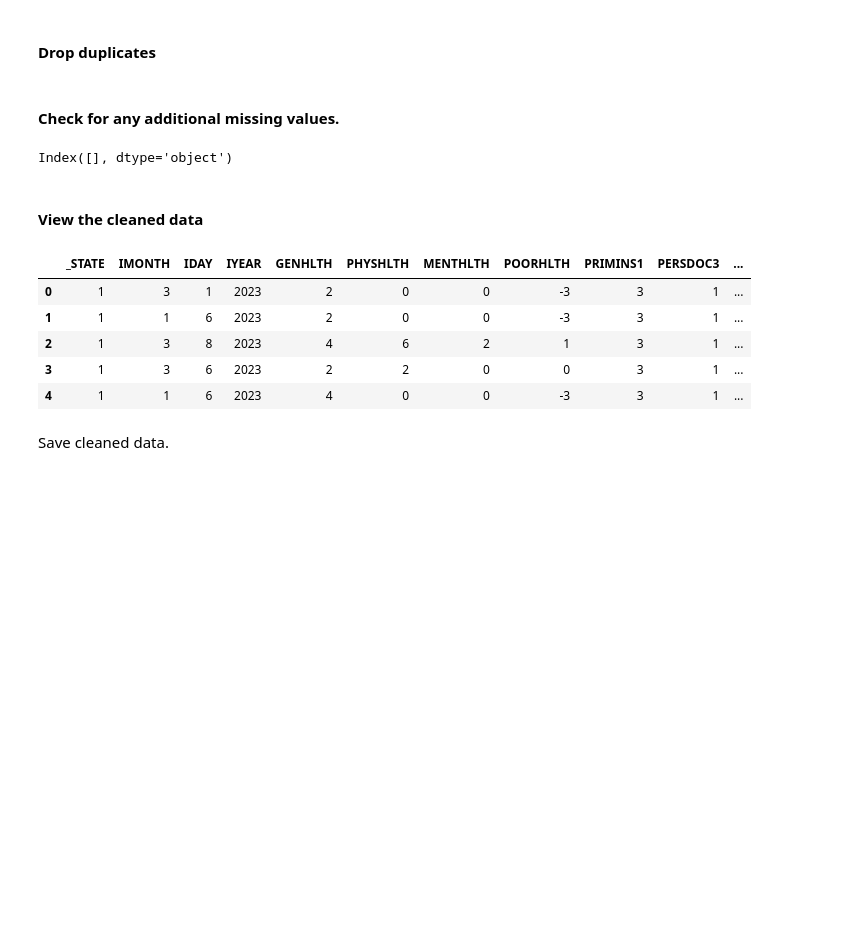
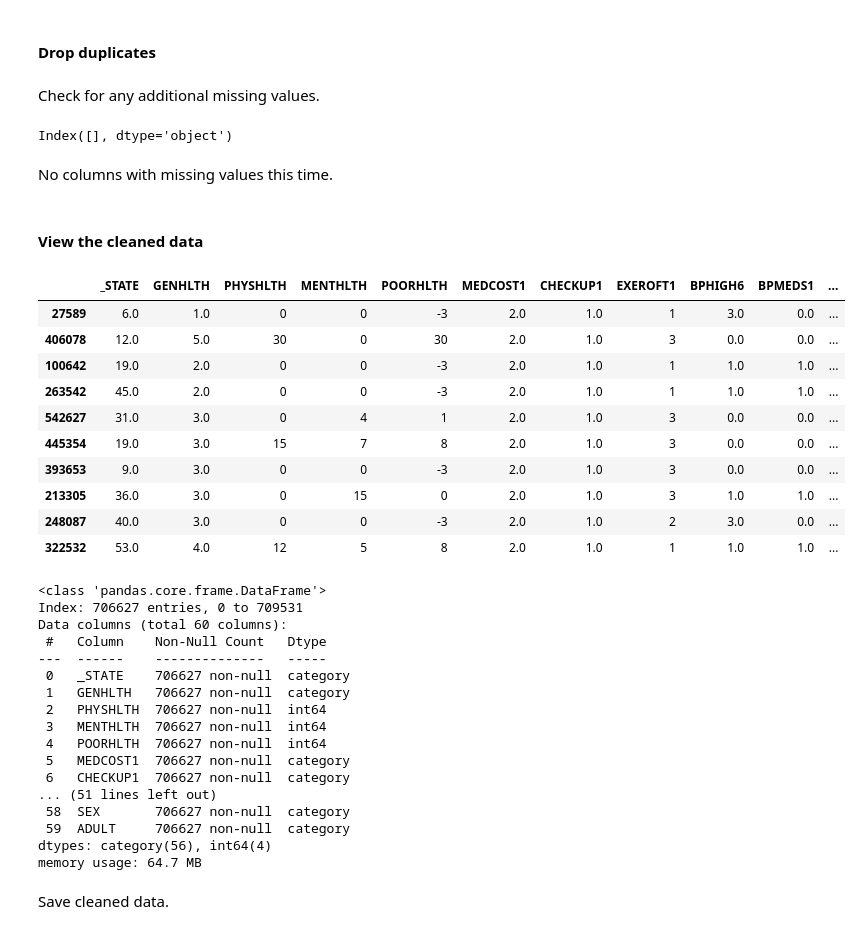
Before and after one commit to judesantos/Springboard_DS_ML, a Jupyter notebook: SpringBoard-DSC_Capstone_Project_3/DataModeling/DataWrangling_2_analysis.ipynb, the cells around one changed output. Saved outputs shown, nothing was run; the diff lists cells and outputs as text; code cells hidden in the pictures; blank space fills up the shorter version.

```diff
--- a/SpringBoard-DSC_Capstone_Project_3/DataModeling/DataWrangling_2_analysis.ipynb
+++ b/SpringBoard-DSC_Capstone_Project_3/DataModeling/DataWrangling_2_analysis.ipynb
@@ -323,14 +296,14 @@ for col in cat_to_num_cols:
 # %%
 NaN_to_blank_cols = [
   'STATERE1', 'LADULT1', 'LANDSEX2', 'LNDSXBRT', 'CADULT1', 'CELSXBRT', 'CELLSEX2',
-  'CSTATE1', 'GENHLTH', 'PRIMINS1', 'PERSDOC3',
+  'CSTATE1', 'GENHLTH',
   'MEDCOST1', 'CHECKUP1', 'EXEROFT1', 'BPHIGH6', 'SDHTRNSP', 'SDHSTRE1', 'RRCLASS3',
   '_METSTAT', '_URBSTAT', 'CDWORRY', 'CDDISCU1', 'CDHOUS1', 'CDSOCIA1', 'FIREARM5',
   'BIRTHSEX', 'TRNSGNDR', 'ACEDEPRS', 'LSATISFY', 'EMTSUPRT', 'SDLONELY',
-  'SDHEMPLY', 'FOODSTMP', 'SDHFOOD1', 'SDHBILLS', 'SDHUTILS', 'BLIND', 'DECIDE',
+  'SDHEMPLY', 'FOODSTMP', 'SDHFOOD1', 'SDHBILLS', 'SDHUTILS', 'DECIDE',
   'DIFFWALK', 'DIFFDRES', 'DIFFALON', 'SMOKDAY2', 'USENOW3', 'ALCDAY4', 'CIMEMLO1',
   'CHCKDNY2', 'HAVARTH4', 'DIABETE4', 'MARITAL', 'EDUCA', 'VETERAN3', 'EMPLOY1',
-  'INCOME3', 'PREGNANT', 'DEAF', 'BPMEDS1', 'CHOLCHK3', 'CHOLMED3', 'CVDINFR4',
+  'INCOME3', 'PREGNANT', 'BPMEDS1', 'CHOLCHK3', 'CHOLMED3', 'CVDINFR4',
   'CVDCRHD4', 'CVDSTRK3', 'ASTHNOW', 'CHCSCNC1', 'CHCOCNC1', 'CHCCOPD3', 'ADDEPEV3']
 
 # Create category BLANK=0 for the columns listed.
@@ -341,20 +312,3 @@ for col in NaN_to_blank_cols:
-# %%
-def bytecode_to_string(value):
-  if isinstance(value, bytes):
-      return int(value.decode('utf-8'))
-  if isinstance(value, str):
-      return int(value.strip("b'"))
-  return value
-
-date_cols = ['IMONTH', 'IDAY', 'IYEAR']
-# Convert to raw string
-mh_df[date_cols] = mh_df[date_cols].apply(lambda col: col.apply(bytecode_to_string))
-# Convert numeric string to integer
-mh_df[date_cols] = mh_df[date_cols].astype(int)
-
-# IDAY rows with value '00'. Impute with modal value for IDAY.
-
-mh_df['IDAY'] = mh_df['IDAY'].apply(lambda x: mh_df['IDAY'].mode()[0] if x == '00' else x)
 # %% [markdown]
 #### Combine redundant columns
 # %%
@@ -376,4 +330,4 @@ mh_df['SEX'] = mh_df['SEX'].combine_first(mh_df['BIRTHSEX'])
 mh_df.drop(columns=['BIRTHSEX', 'LNDSXBRT', 'CELSXBRT', 'TRNSGNDR'], inplace=True)
 
 mh_df['_URBSTAT'] = mh_df['_URBSTAT'].combine_first(mh_df['_METSTAT'])
-mh_df.drop(columns=['_URBSTAT'], inplace=True)
+mh_df.drop(columns=['_METSTAT'], inplace=True)
@@ -383,7 +336,11 @@ No floating-point type is required as the numeric and categorical features all r
 # %%
 # Convert numeric features to Integer.
-int_cols = mh_df.columns[~mh_df.columns.isin(num_to_cat_cols)]
-mh_df[int_cols] = mh_df[int_cols].astype(int)
+numeric_cols = cat_to_num_cols
+mh_df[numeric_cols] = mh_df[numeric_cols].astype(int)
+
+# Convert non-numeric features to 'category'.
+cat_cols = mh_df.columns[~mh_df.columns.isin(numeric_cols)]
+mh_df[cat_cols] = mh_df[cat_cols].astype('category')
 # %%
 # Verify column types
 mh_df.info()
@@ -412,22 +369,49 @@ All columns are correctly set to int64, except for ALCDAY4 and EXEROFT1, as expe
 # %%
 mh_df = mh_df.drop_duplicates()
 # %% [markdown]
-#### Check for any additional missing values.
+Check for any additional missing values.
 # %%
 # Show all columns with missing values
 mh_df.columns[mh_df.isnull().any()]
 # %% [output]
 Index([], dtype='object')
+# %% [markdown]
+No columns with missing values this time.
 # %% [markdown]
 #### View the cleaned data
+# %%
+mh_df.sample(10)
+# %% [output]
+|  | _STATE | GENHLTH | PHYSHLTH | MENTHLTH | POORHLTH | MEDCOST1 | CHECKUP1 | EXEROFT1 | BPHIGH6 | BPMEDS1 | ... |
+| 27589 | 6.0 | 1.0 | 0 | 0 | -3 | 2.0 | 1.0 | 1 | 3.0 | 0.0 | ... |
+| 406078 | 12.0 | 5.0 | 30 | 0 | 30 | 2.0 | 1.0 | 3 | 0.0 | 0.0 | ... |
+| 100642 | 19.0 | 2.0 | 0 | 0 | -3 | 2.0 | 1.0 | 1 | 1.0 | 1.0 | ... |
+| 263542 | 45.0 | 2.0 | 0 | 0 | -3 | 2.0 | 1.0 | 1 | 1.0 | 1.0 | ... |
+| 542627 | 31.0 | 3.0 | 0 | 4 | 1 | 2.0 | 1.0 | 3 | 0.0 | 0.0 | ... |
+| 445354 | 19.0 | 3.0 | 15 | 7 | 8 | 2.0 | 1.0 | 3 | 0.0 | 0.0 | ... |
+| 393653 | 9.0 | 3.0 | 0 | 0 | -3 | 2.0 | 1.0 | 3 | 0.0 | 0.0 | ... |
+| 213305 | 36.0 | 3.0 | 0 | 15 | 0 | 2.0 | 1.0 | 3 | 1.0 | 1.0 | ... |
+| 248087 | 40.0 | 3.0 | 0 | 0 | -3 | 2.0 | 1.0 | 2 | 3.0 | 0.0 | ... |
+| 322532 | 53.0 | 4.0 | 12 | 5 | 8 | 2.0 | 1.0 | 1 | 1.0 | 1.0 | ... |
 # %%
-mh_df.head()
+mh_df.info()
 # %% [output]
-|  | _STATE | IMONTH | IDAY | IYEAR | GENHLTH | PHYSHLTH | MENTHLTH | POORHLTH | PRIMINS1 | PERSDOC3 | ... |
-| 0 | 1 | 3 | 1 | 2023 | 2 | 0 | 0 | -3 | 3 | 1 | ... |
-| 1 | 1 | 1 | 6 | 2023 | 2 | 0 | 0 | -3 | 3 | 1 | ... |
-| 2 | 1 | 3 | 8 | 2023 | 4 | 6 | 2 | 1 | 3 | 1 | ... |
-| 3 | 1 | 3 | 6 | 2023 | 2 | 2 | 0 | 0 | 3 | 1 | ... |
-| 4 | 1 | 1 | 6 | 2023 | 4 | 0 | 0 | -3 | 3 | 1 | ... |
+<class 'pandas.core.frame.DataFrame'>
+Index: 706627 entries, 0 to 709531
+Data columns (total 60 columns):
+ #   Column    Non-Null Count   Dtype
+---  ------    --------------   -----
+ 0   _STATE    706627 non-null  category
+ 1   GENHLTH   706627 non-null  category
+ 2   PHYSHLTH  706627 non-null  int64
+ 3   MENTHLTH  706627 non-null  int64
+ 4   POORHLTH  706627 non-null  int64
+ 5   MEDCOST1  706627 non-null  category
+ 6   CHECKUP1  706627 non-null  category
+... (51 lines left out)
+ 58  SEX       706627 non-null  category
+ 59  ADULT     706627 non-null  category
+dtypes: category(56), int64(4)
+memory usage: 64.7 MB
 # %% [markdown]
 Save cleaned data.
```
Also changed, not shown: parts of 25 cells of this notebook, 2 other files.
